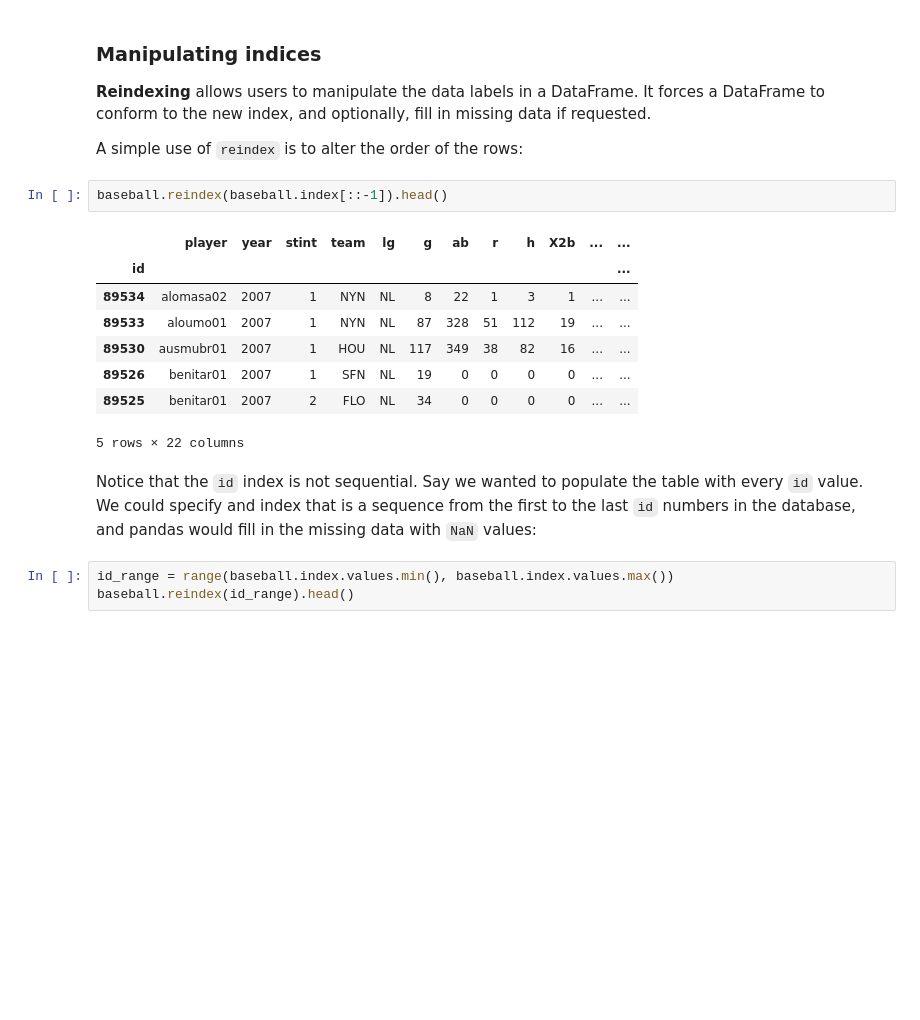
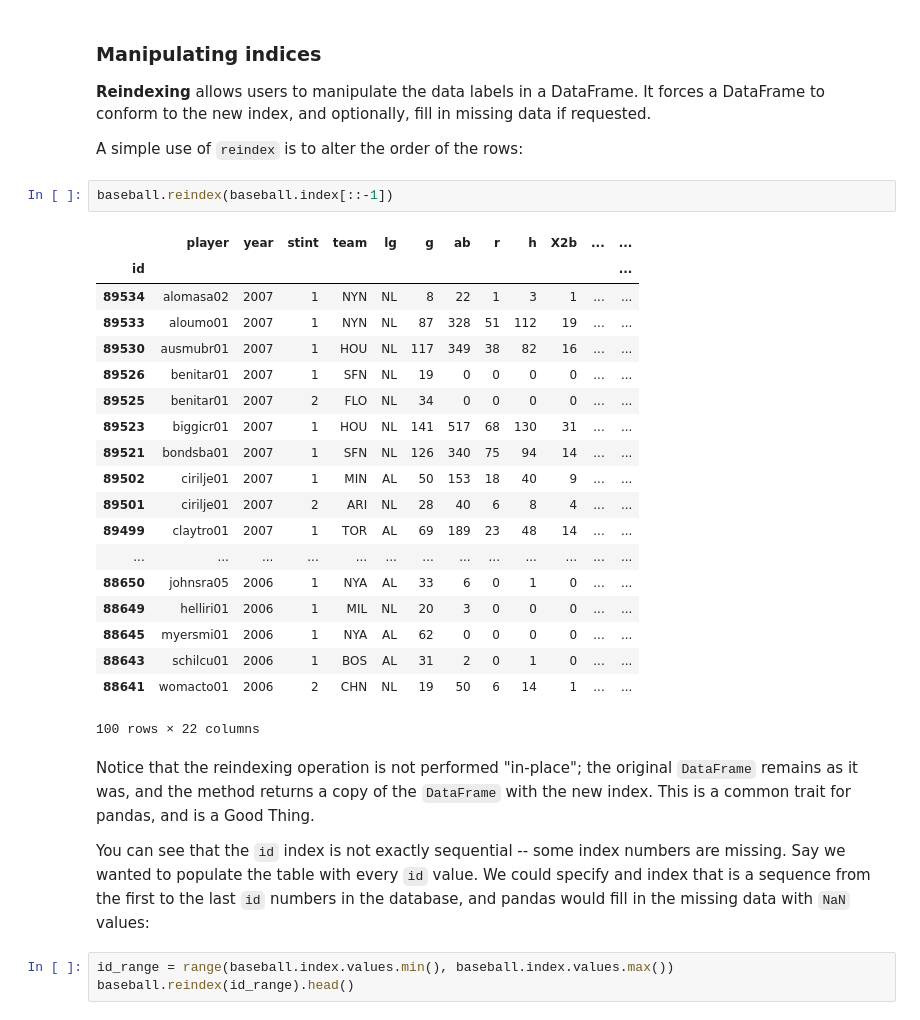
Before and after one commit to fonnesbeck/ngcm_pandas_course, a Jupyter notebook: notebooks/1.2 Introduction to Pandas.ipynb, the cells around one changed output. Saved outputs shown, nothing was run; the diff lists cells and outputs as text; blank space fills up the shorter version.

Commit message:
Final version of pandas intro notebook

```diff
--- a/notebooks/1.2 Introduction to Pandas.ipynb
+++ b/notebooks/1.2 Introduction to Pandas.ipynb
@@ -977,18 +966,31 @@ We can create meaningful indices more easily using a hierarchical index; for now
 
 A simple use of `reindex` is to alter the order of the rows:
 # %%
-baseball.reindex(baseball.index[::-1]).head()
+baseball.reindex(baseball.index[::-1])
 # %% [output]
 |  | player | year | stint | team | lg | g | ab | r | h | X2b | ... | ... |
 | id |  |  |  |  |  |  |  |  |  |  |  | ... |
 | 89534 | alomasa02 | 2007 | 1 | NYN | NL | 8 | 22 | 1 | 3 | 1 | ... | ... |
 | 89533 | aloumo01 | 2007 | 1 | NYN | NL | 87 | 328 | 51 | 112 | 19 | ... | ... |
 | 89530 | ausmubr01 | 2007 | 1 | HOU | NL | 117 | 349 | 38 | 82 | 16 | ... | ... |
 | 89526 | benitar01 | 2007 | 1 | SFN | NL | 19 | 0 | 0 | 0 | 0 | ... | ... |
 | 89525 | benitar01 | 2007 | 2 | FLO | NL | 34 | 0 | 0 | 0 | 0 | ... | ... |
+| 89523 | biggicr01 | 2007 | 1 | HOU | NL | 141 | 517 | 68 | 130 | 31 | ... | ... |
+| 89521 | bondsba01 | 2007 | 1 | SFN | NL | 126 | 340 | 75 | 94 | 14 | ... | ... |
+| 89502 | cirilje01 | 2007 | 1 | MIN | AL | 50 | 153 | 18 | 40 | 9 | ... | ... |
+| 89501 | cirilje01 | 2007 | 2 | ARI | NL | 28 | 40 | 6 | 8 | 4 | ... | ... |
+| 89499 | claytro01 | 2007 | 1 | TOR | AL | 69 | 189 | 23 | 48 | 14 | ... | ... |
+| ... | ... | ... | ... | ... | ... | ... | ... | ... | ... | ... | ... | ... |
+| 88650 | johnsra05 | 2006 | 1 | NYA | AL | 33 | 6 | 0 | 1 | 0 | ... | ... |
+| 88649 | helliri01 | 2006 | 1 | MIL | NL | 20 | 3 | 0 | 0 | 0 | ... | ... |
+| 88645 | myersmi01 | 2006 | 1 | NYA | AL | 62 | 0 | 0 | 0 | 0 | ... | ... |
+| 88643 | schilcu01 | 2006 | 1 | BOS | AL | 31 | 2 | 0 | 1 | 0 | ... | ... |
+| 88641 | womacto01 | 2006 | 2 | CHN | NL | 19 | 50 | 6 | 14 | 1 | ... | ... |
-5 rows × 22 columns
+100 rows × 22 columns
 # %% [markdown]
-Notice that the `id` index is not sequential. Say we wanted to populate the table with every `id` value. We could specify and index that is a sequence from the first to the last `id` numbers in the database, and pandas would fill in the missing data with `NaN` values:
+Notice that the reindexing operation is not performed "in-place"; the original `DataFrame` remains as it was, and the method returns a copy of the `DataFrame` with the new index. This is a common trait for pandas, and is a Good Thing.
+
+You can see that the `id` index is not exactly sequential -- some index numbers are missing. Say we wanted to populate the table with every `id` value. We could specify and index that is a sequence from the first to the last `id` numbers in the database, and pandas would fill in the missing data with `NaN` values:
 # %%
 id_range = range(baseball.index.values.min(), baseball.index.values.max())
 baseball.reindex(id_range).head()
```
Also changed, not shown: parts of 77 cells of this notebook.
